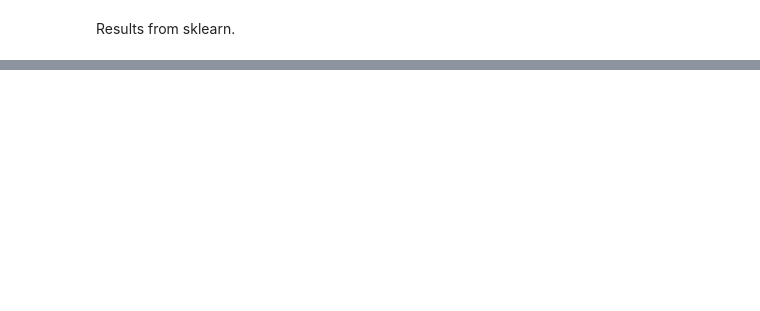
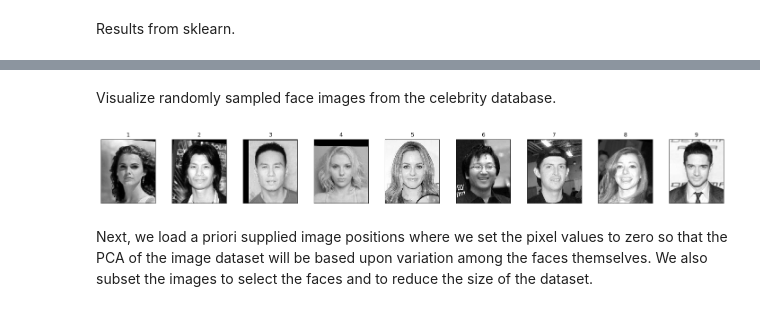
Before and after one commit to CalvinTChi/Machine-Learning-Algorithms, a Jupyter notebook: Principal_Component_Analysis.ipynb, the cells around one changed output, grey strips where cells are left out. Drawn from its saved outputs; the diff is of its cells as text; code cells hidden in the pictures; blank space fills up the shorter version.

```diff
--- a/Principal_Component_Analysis.ipynb
+++ b/Principal_Component_Analysis.ipynb
@@ -342,0 +308,45 @@ The last term is also the expression of variance of projected points for $\tilde
+# %%
+import matplotlib.pyplot as plt
+import numpy as np
+import scipy.io
+import os
+
+%matplotlib inline
+
+"""It helps visualising the portraits from the dataset."""
+def plot_portraits(images, h, w, n_row, n_col):
+    plt.figure(figsize=(2.2 * n_col, 2.2 * n_row))
+    plt.subplots_adjust(bottom=0, left=.01, right=.99, top=.90, hspace=.20)
+    for i in range(n_row * n_col):
+        plt.subplot(n_row, n_col, i + 1)
+        plt.imshow(images[i].reshape((h, w)), cmap=plt.cm.gray)
+        plt.title(i + 1)
+        plt.xticks(())
+        plt.yticks(())
+
+def pca(X, n_pc):
+    n_samples, n_features = X.shape
+    mean = np.mean(X, axis=0)
+    centered_data = X-mean
+    U, S, V = np.linalg.svd(centered_data)
+    axes = V[:n_pc]
+    components = U[:,:n_pc]*S[:n_pc]
+    return components, axes, mean, centered_data
+
+def mask_image(img):
+    img[idx] = 0
+    return img
+# %% [markdown]
+Visualize randomly sampled face images from the celebrity database.
+# %%
+DIR = './datasets/CelebrityDatabase'
+celebrity_photos = os.listdir(DIR)
+celebrity_images = [DIR + '/' + photo for photo in celebrity_photos]
+images = np.array([plt.imread(image) for image in celebrity_images], dtype=np.float64)
+images = images[:, :, :, 0]
+n_samples, h, w = images[:, :, :].shape
+plot_portraits(images, h, w, n_row=1, n_col=9)
+# %% [output]
+[figure, added]
+# %% [markdown]
+Next, we load a priori supplied image positions where we set the pixel values to zero so that the PCA of the image dataset will be based upon variation among the faces themselves. We also subset the images to select the faces and to reduce the size of the dataset.
```
Also changed, not shown: parts of 34 cells of this notebook.
